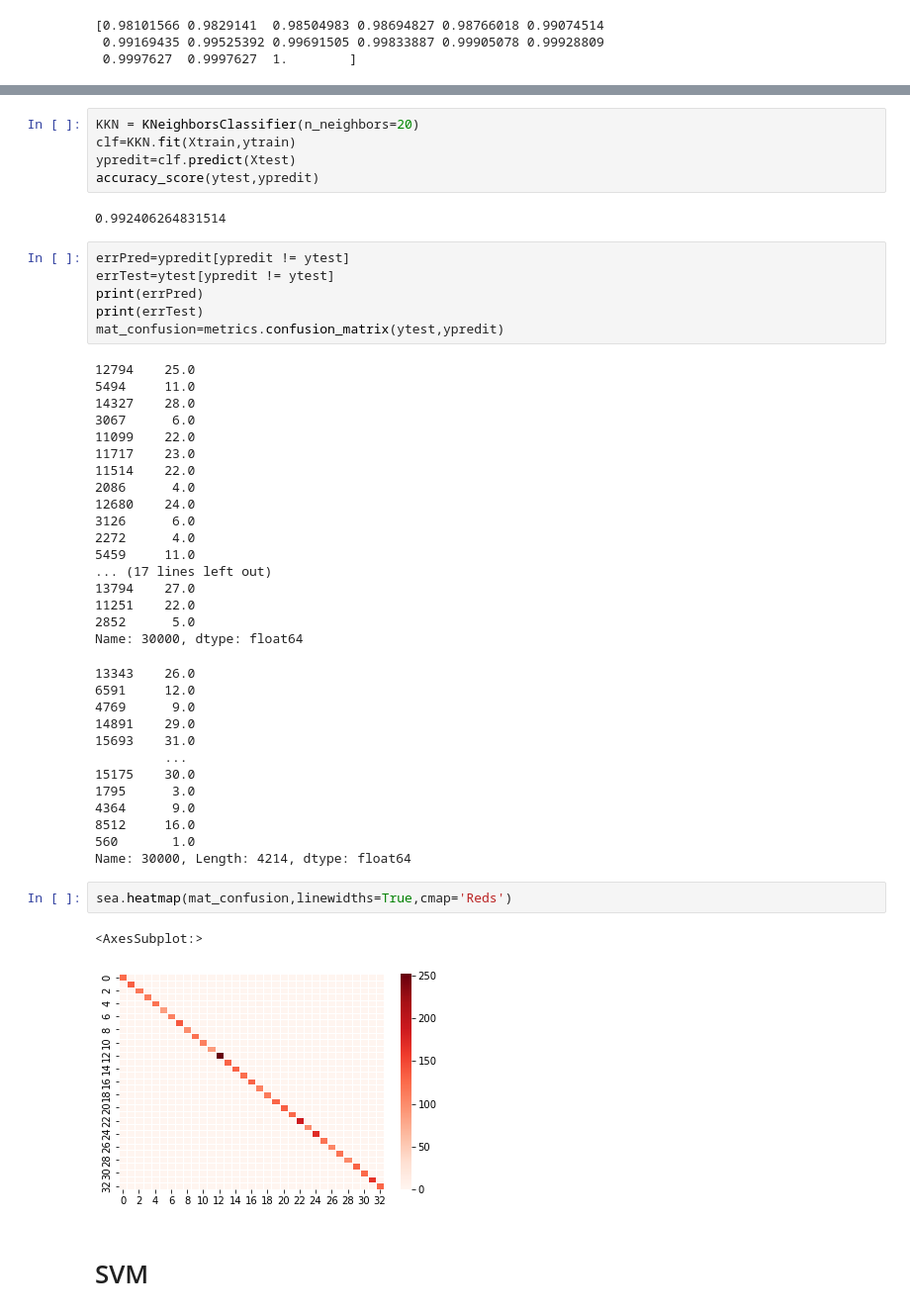
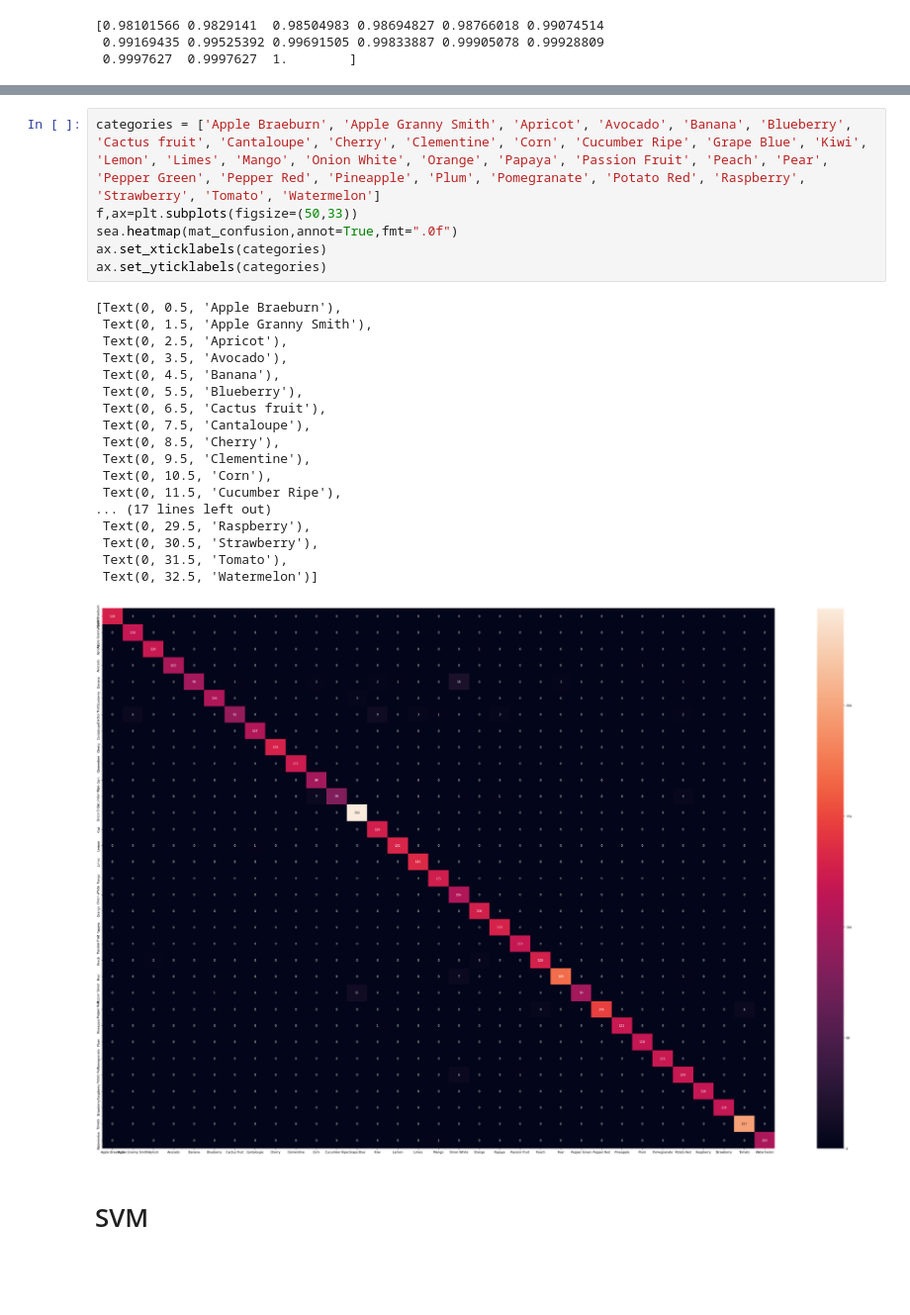
Before and after one commit to flomSStaar/IA-FruitRecognition, a Jupyter notebook: Fruit recognition.ipynb, the cells around one changed output, grey strips where cells are left out. Shown: that part at 99% size. Saved outputs shown, nothing was run; the diff lists cells and outputs as text; blank space fills up the shorter version.

```diff
--- a/Fruit recognition.ipynb
+++ b/Fruit recognition.ipynb
@@ -172,51 +175,28 @@ Apple Braeburn
-# %%
-KKN = KNeighborsClassifier(n_neighbors=20)
-clf=KKN.fit(Xtrain,ytrain)
-ypredit=clf.predict(Xtest)
-accuracy_score(ytest,ypredit)
-# %% [output]
-0.992406264831514
-# %%
-errPred=ypredit[ypredit != ytest]
-errTest=ytest[ypredit != ytest]
-print(errPred)
-print(errTest)
-mat_confusion=metrics.confusion_matrix(ytest,ypredit)
-# %% [output]
-12794    25.0
-5494     11.0
-14327    28.0
-3067      6.0
-11099    22.0
-11717    23.0
-11514    22.0
-2086      4.0
-12680    24.0
-3126      6.0
-2272      4.0
-5459     11.0
-... (17 lines left out)
-13794    27.0
-11251    22.0
-2852      5.0
-Name: 30000, dtype: float64
-13343    26.0
-6591     12.0
-4769      9.0
-14891    29.0
-15693    31.0
-         ...
-15175    30.0
-1795      3.0
-4364      9.0
-8512     16.0
-560       1.0
-Name: 30000, Length: 4214, dtype: float64
-# %%
-sea.heatmap(mat_confusion,linewidths=True,cmap='Reds')
-# %% [output]
-<AxesSubplot:>
-[figure, removed]
+# %%
+categories = ['Apple Braeburn', 'Apple Granny Smith', 'Apricot', 'Avocado', 'Banana', 'Blueberry', 'Cactus fruit', 'Cantaloupe', 'Cherry', 'Clementine', 'Corn', 'Cucumber Ripe', 'Grape Blue', 'Kiwi', 'Lemon', 'Limes', 'Mango', 'Onion White', 'Orange', 'Papaya', 'Passion Fruit', 'Peach', 'Pear', 'Pepper Green', 'Pepper Red', 'Pineapple', 'Plum', 'Pomegranate', 'Potato Red', 'Raspberry', 'Strawberry', 'Tomato', 'Watermelon']
+f,ax=plt.subplots(figsize=(50,33))
+sea.heatmap(mat_confusion,annot=True,fmt=".0f")
+ax.set_xticklabels(categories)
+ax.set_yticklabels(categories)
+# %% [output]
+[Text(0, 0.5, 'Apple Braeburn'),
+ Text(0, 1.5, 'Apple Granny Smith'),
+ Text(0, 2.5, 'Apricot'),
+ Text(0, 3.5, 'Avocado'),
+ Text(0, 4.5, 'Banana'),
+ Text(0, 5.5, 'Blueberry'),
+ Text(0, 6.5, 'Cactus fruit'),
+ Text(0, 7.5, 'Cantaloupe'),
+ Text(0, 8.5, 'Cherry'),
+ Text(0, 9.5, 'Clementine'),
+ Text(0, 10.5, 'Corn'),
+ Text(0, 11.5, 'Cucumber Ripe'),
+... (17 lines left out)
+ Text(0, 29.5, 'Raspberry'),
+ Text(0, 30.5, 'Strawberry'),
+ Text(0, 31.5, 'Tomato'),
+ Text(0, 32.5, 'Watermelon')]
+[figure, added]
 # %% [markdown]
 # SVM
 # %%
```
Also changed, not shown: parts of 25 cells of this notebook, 3 other files.
